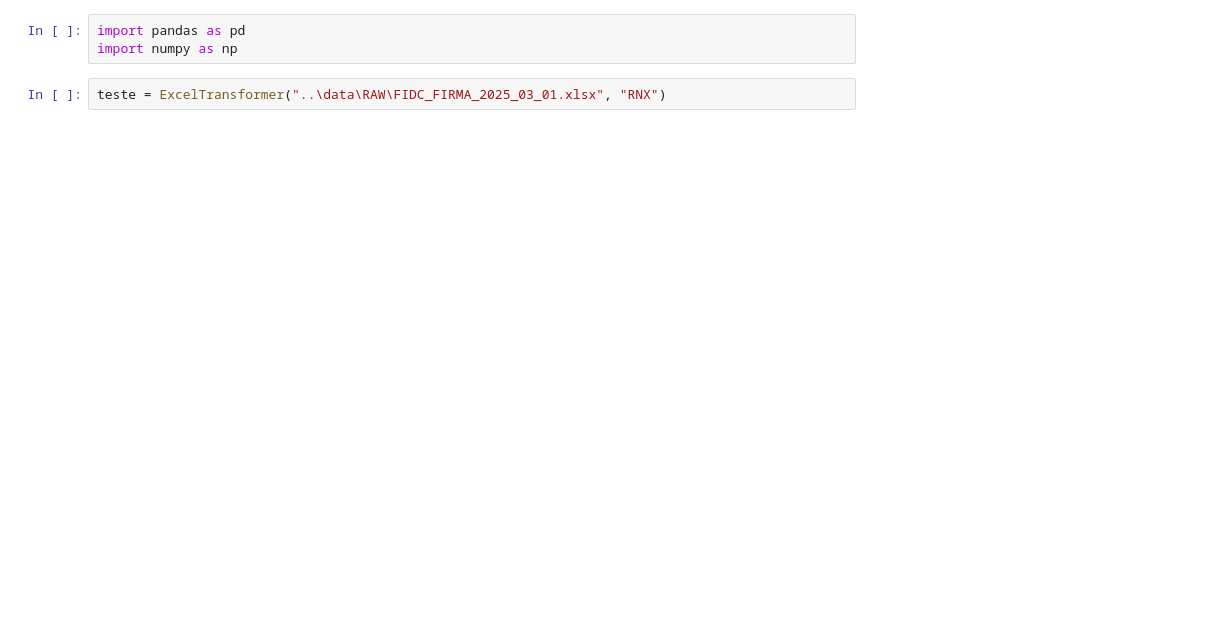
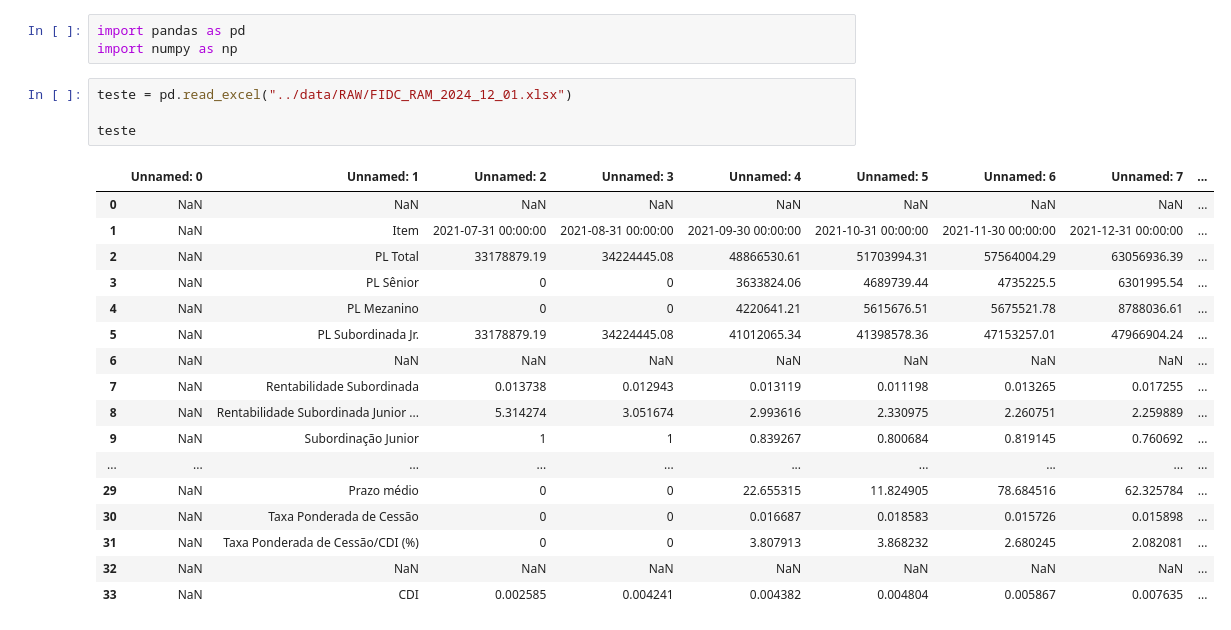
Before and after one commit to v8capital/fidcs, a Jupyter notebook: notebooks/testeFIRMA.ipynb, the cells around one changed output. Drawn from its saved outputs; the diff is of its cells as text; blank space fills up the shorter version.

```diff
--- a/notebooks/testeFIRMA.ipynb
+++ b/notebooks/testeFIRMA.ipynb
@@ -2,5 +2,24 @@
 import pandas as pd
 import numpy as np
 # %%
-teste = ExcelTransformer("..\data\RAW\FIDC_FIRMA_2025_03_01.xlsx", "RNX")
+teste = pd.read_excel("../data/RAW/FIDC_RAM_2024_12_01.xlsx")
+
+teste
 # %% [output]
+|  | Unnamed: 0 | Unnamed: 1 | Unnamed: 2 | Unnamed: 3 | Unnamed: 4 | Unnamed: 5 | Unnamed: 6 | Unnamed: 7 | ... |
+| 0 | NaN | NaN | NaN | NaN | NaN | NaN | NaN | NaN | ... |
+| 1 | NaN | Item | 2021-07-31 00:00:00 | 2021-08-31 00:00:00 | 2021-09-30 00:00:00 | 2021-10-31 00:00:00 | 2021-11-30 00:00:00 | 2021-12-31 00:00:00 | ... |
+| 2 | NaN | PL Total | 33178879.19 | 34224445.08 | 48866530.61 | 51703994.31 | 57564004.29 | 63056936.39 | ... |
+| 3 | NaN | PL Sênior | 0 | 0 | 3633824.06 | 4689739.44 | 4735225.5 | 6301995.54 | ... |
+| 4 | NaN | PL Mezanino | 0 | 0 | 4220641.21 | 5615676.51 | 5675521.78 | 8788036.61 | ... |
+| 5 | NaN | PL Subordinada Jr. | 33178879.19 | 34224445.08 | 41012065.34 | 41398578.36 | 47153257.01 | 47966904.24 | ... |
+| 6 | NaN | NaN | NaN | NaN | NaN | NaN | NaN | NaN | ... |
+| 7 | NaN | Rentabilidade Subordinada | 0.013738 | 0.012943 | 0.013119 | 0.011198 | 0.013265 | 0.017255 | ... |
+| 8 | NaN | Rentabilidade Subordinada Junior ... | 5.314274 | 3.051674 | 2.993616 | 2.330975 | 2.260751 | 2.259889 | ... |
+| 9 | NaN | Subordinação Junior | 1 | 1 | 0.839267 | 0.800684 | 0.819145 | 0.760692 | ... |
+| ... | ... | ... | ... | ... | ... | ... | ... | ... | ... |
+| 29 | NaN | Prazo médio | 0 | 0 | 22.655315 | 11.824905 | 78.684516 | 62.325784 | ... |
+| 30 | NaN | Taxa Ponderada de Cessão | 0 | 0 | 0.016687 | 0.018583 | 0.015726 | 0.015898 | ... |
+| 31 | NaN | Taxa Ponderada de Cessão/CDI (%) | 0 | 0 | 3.807913 | 3.868232 | 2.680245 | 2.082081 | ... |
+| 32 | NaN | NaN | NaN | NaN | NaN | NaN | NaN | NaN | ... |
+| 33 | NaN | CDI | 0.002585 | 0.004241 | 0.004382 | 0.004804 | 0.005867 | 0.007635 | ... |
```
Also changed, not shown: parts of 5 cells of this notebook, 4 other files.
